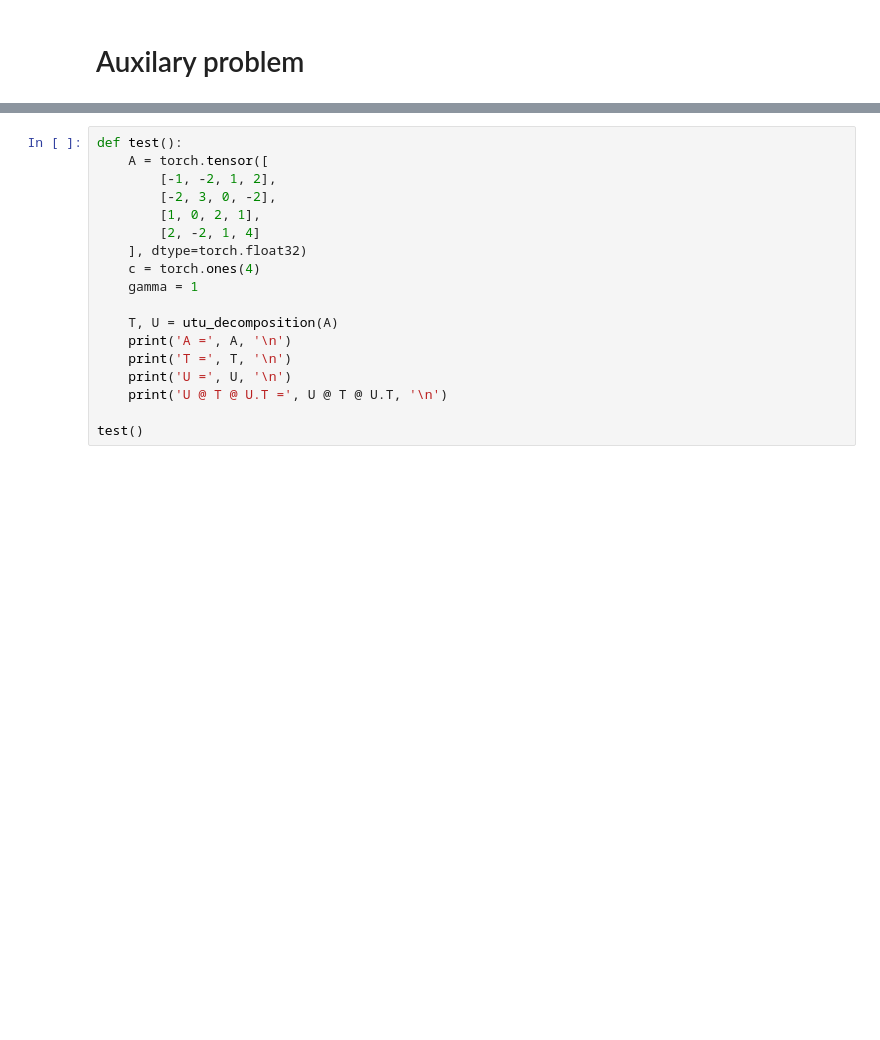
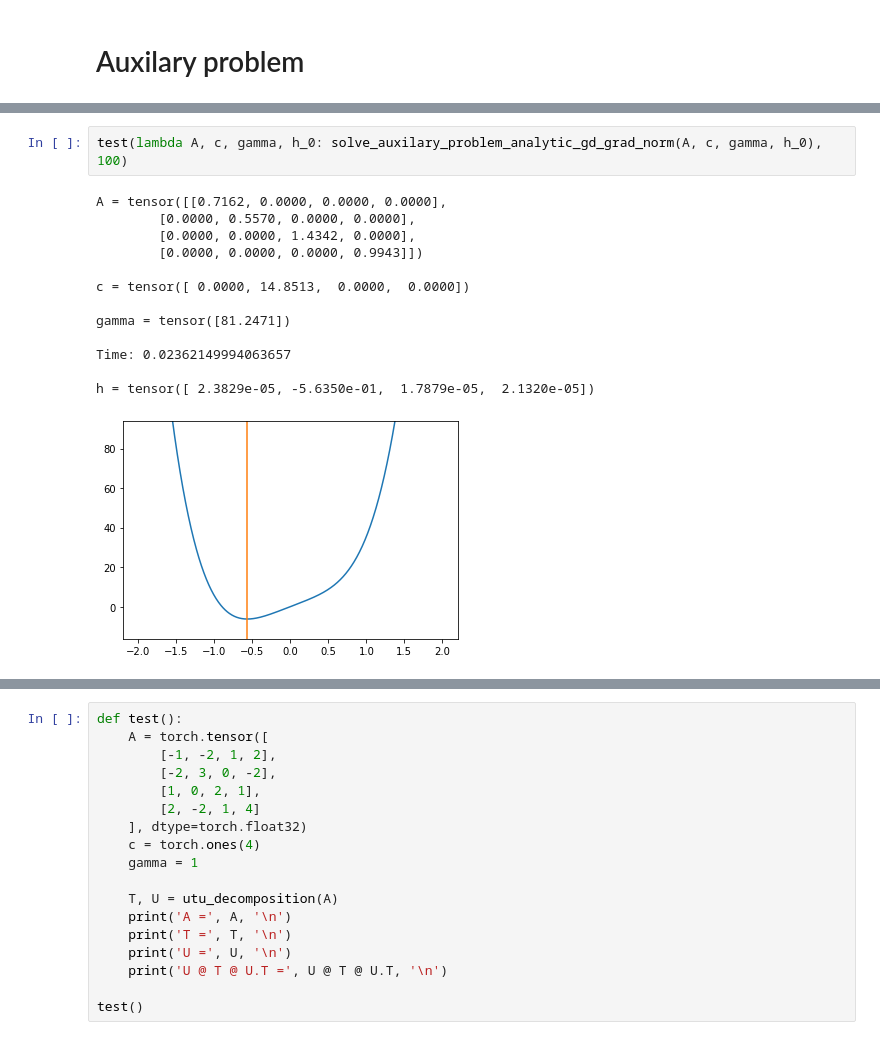
Before and after one commit to ivbelkin/optimization, a Jupyter notebook: proj.ipynb, the cells around one changed output, grey strips where cells are left out. Cells and saved outputs as stored; diff of their text form; blank space fills up the shorter version.

```diff
--- a/proj.ipynb
+++ b/proj.ipynb
@@ -173,0 +371,16 @@ d3 = tensor([[[ 2.8610e-06,  1.0000e+01],
+# %%
+test(lambda A, c, gamma, h_0: solve_auxilary_problem_analytic_gd_grad_norm(A, c, gamma, h_0), 100)
+# %% [output]
+A = tensor([[0.7162, 0.0000, 0.0000, 0.0000],
+        [0.0000, 0.5570, 0.0000, 0.0000],
+        [0.0000, 0.0000, 1.4342, 0.0000],
+        [0.0000, 0.0000, 0.0000, 0.9943]])
+
+c = tensor([ 0.0000, 14.8513,  0.0000,  0.0000])
+
+gamma = tensor([81.2471])
+
+Time: 0.02362149994063657
+
+h = tensor([ 2.3829e-05, -5.6350e-01,  1.7879e-05,  2.1320e-05])
+[figure, added]
```
Also changed, not shown: parts of 39 cells of this notebook.
